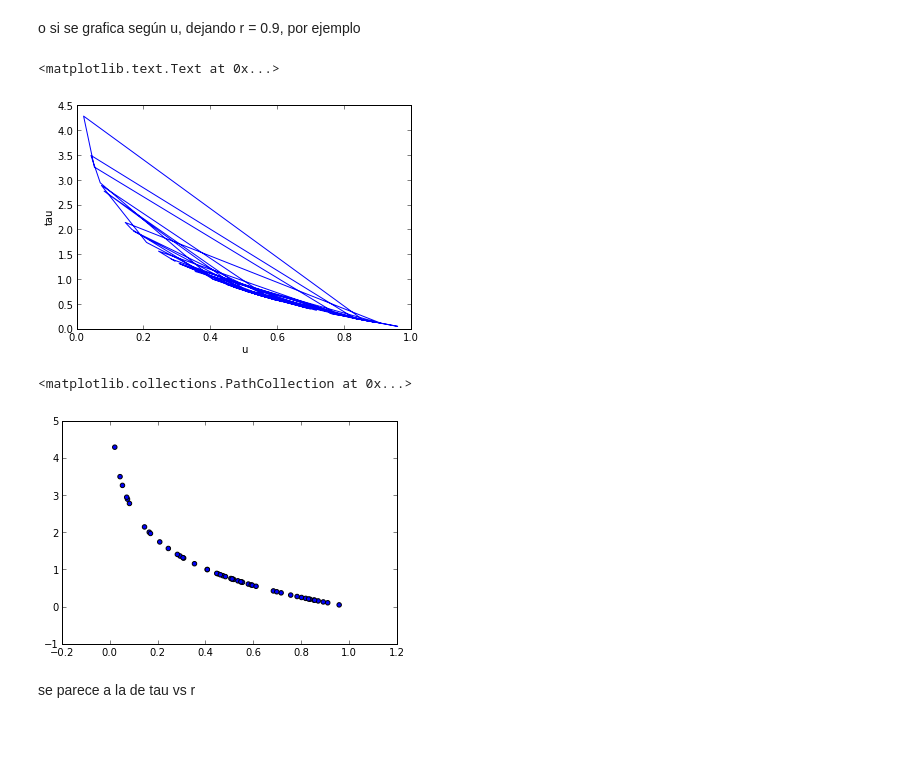
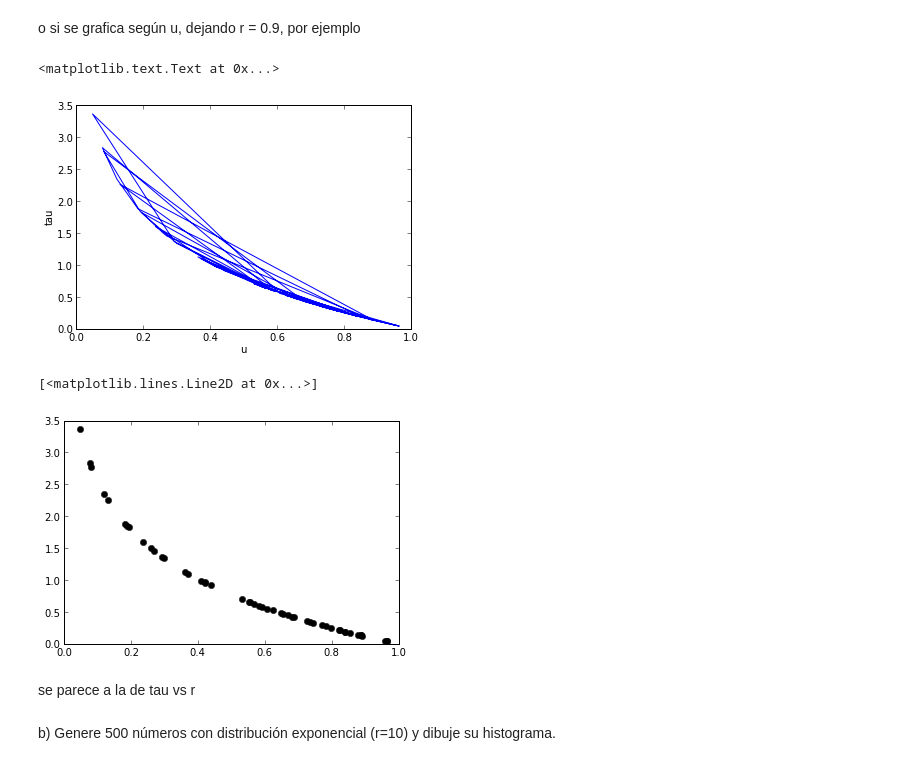
Before and after one commit to jdestupinan1332/Sistems-Biology, a Jupyter notebook: hw_4/Punto 2.ipynb, the cells around one changed output. Cells and saved outputs as stored; diff of their text form; code cells hidden in the pictures; blank space fills up the shorter version.

```diff
--- a/hw_4/Punto 2.ipynb
+++ b/hw_4/Punto 2.ipynb
@@ -54,7 +54,7 @@ u =  0.273068691372
 # %% [markdown]
 o si se grafica según u, dejando r = 0.9, por ejemplo
 # %%
-u = random_sample(50) #genera 50 números aleatorios con distribución continua [0,1)
+u = random.uniform(0,1,50) #genera 50 números aleatorios con distribución continua [0,1)
 tau = 1/0.9*log(1/u) #variación de tau según u)
 # %%
 plot(u, tau) #gráfica peye
@@ -62,11 +62,15 @@ xlabel('u')
 ylabel('tau')
 # %% [output]
 <matplotlib.text.Text at 0x...>
-[figure, old version]
+[figure, new version]
 # %%
-scatter(u,tau) #gráfica bien
+plot(u,tau,'ko') #gráfica bien
 # %% [output]
-<matplotlib.collections.PathCollection at 0x...>
+[<matplotlib.lines.Line2D at 0x...>]
-[figure, old version]
+[figure, new version]
 # %% [markdown]
 se parece a la de tau vs r
+# %% [markdown]
+
+
+b) Genere 500 números con distribución exponencial (r=10) y dibuje su histograma.
```
Also changed, not shown: parts of 4 cells of this notebook.
